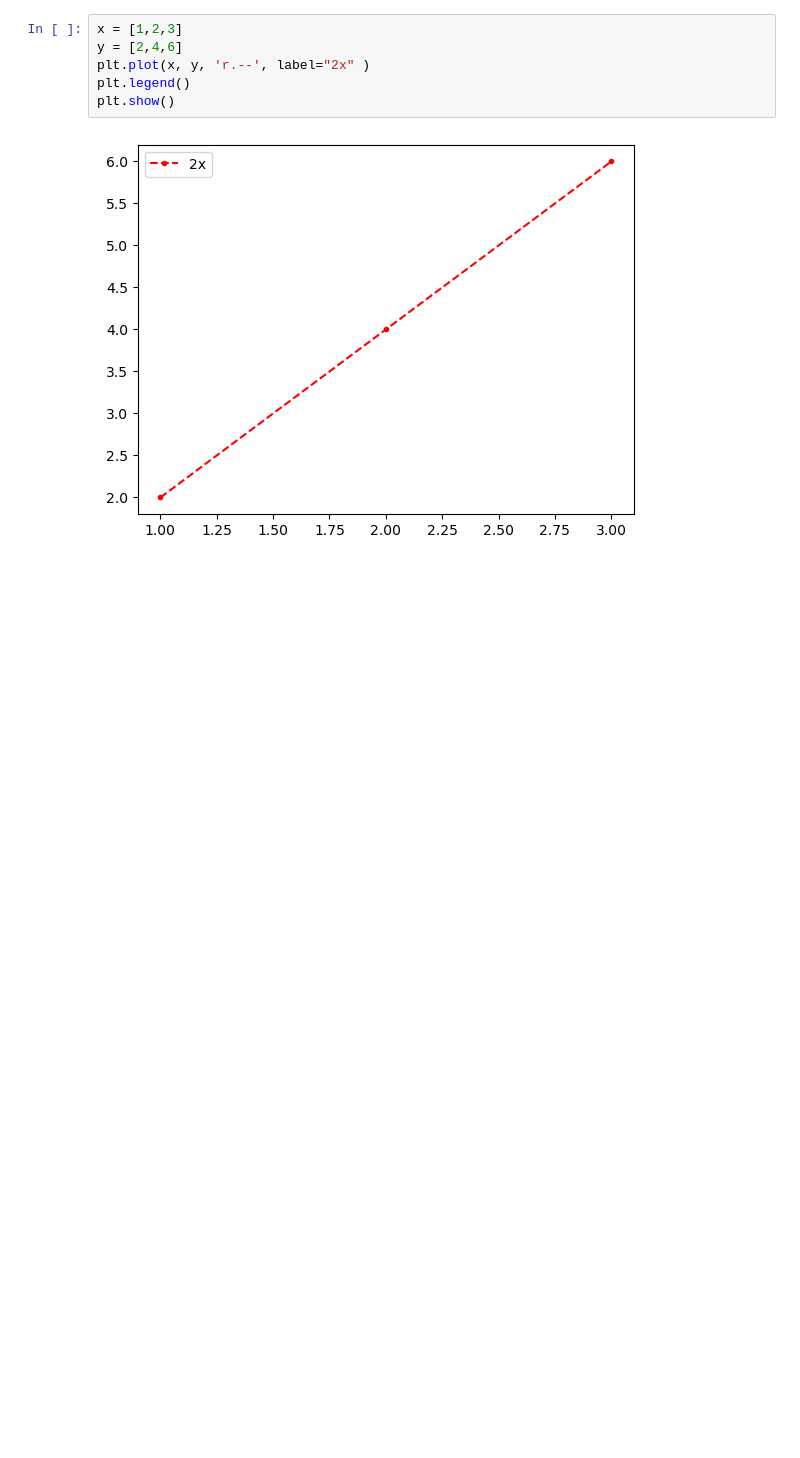
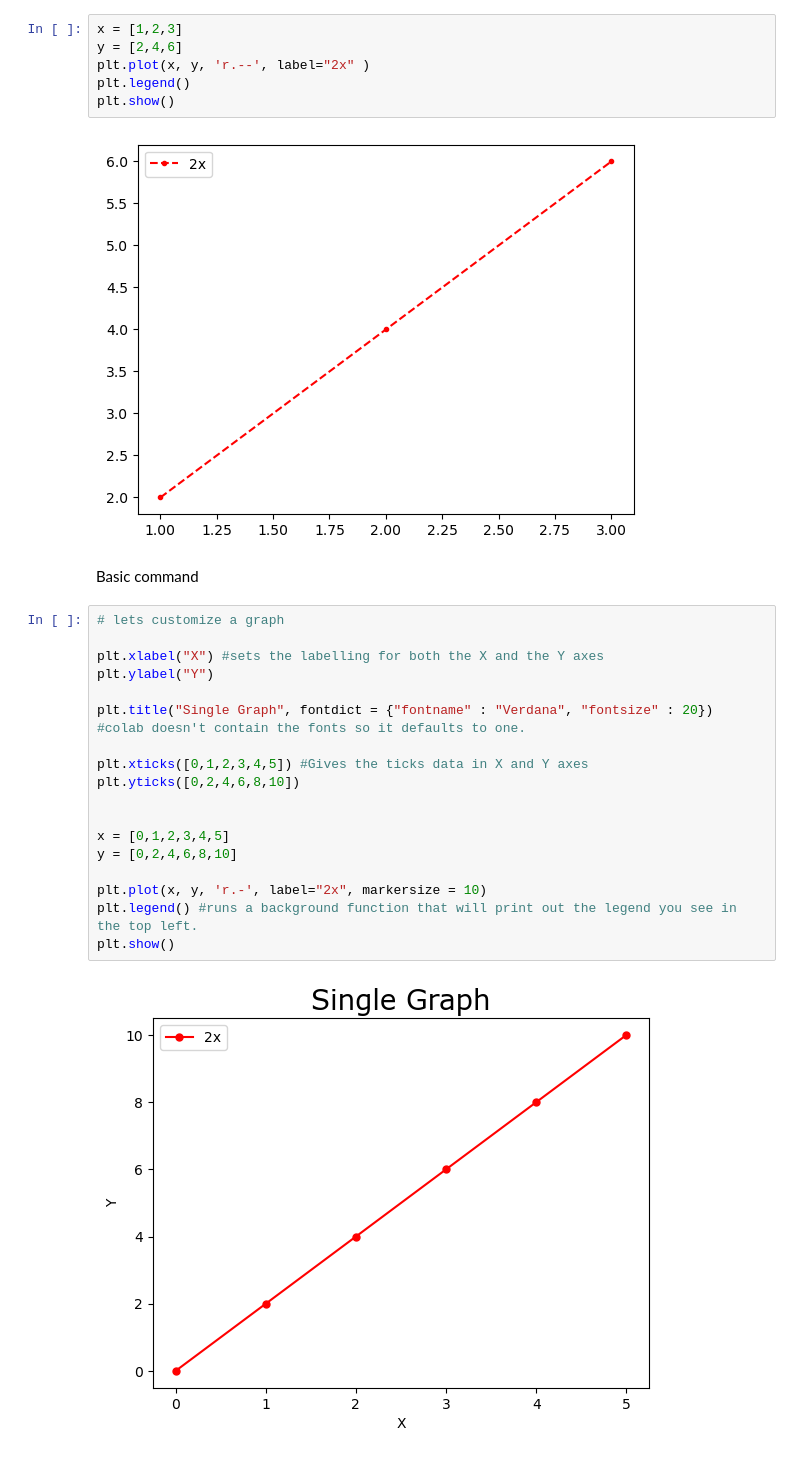
Before and after one commit to codeefy/Python-For-Data-Science, a Jupyter notebook: Matplotlib.ipynb, the cells around one changed output. Cells and saved outputs as stored; diff of their text form; blank space fills up the shorter version.

```diff
--- a/Matplotlib.ipynb
+++ b/Matplotlib.ipynb
@@ -59,3 +59,25 @@ plt.legend()
 plt.show()
 # %% [output]
 [figure]
+# %% [markdown]
+Basic command
+# %%
+# lets customize a graph
+
+plt.xlabel("X") #sets the labelling for both the X and the Y axes
+plt.ylabel("Y")
+
+plt.title("Single Graph", fontdict = {"fontname" : "Verdana", "fontsize" : 20}) #colab doesn't contain the fonts so it defaults to one.
+
+plt.xticks([0,1,2,3,4,5]) #Gives the ticks data in X and Y axes
+plt.yticks([0,2,4,6,8,10])
+
+
+x = [0,1,2,3,4,5]
+y = [0,2,4,6,8,10]
+
+plt.plot(x, y, 'r.-', label="2x", markersize = 10)
+plt.legend() #runs a background function that will print out the legend you see in the top left.
+plt.show()
+# %% [output]
+[figure, added]
```
Also changed, not shown: parts of 2 cells of this notebook.
